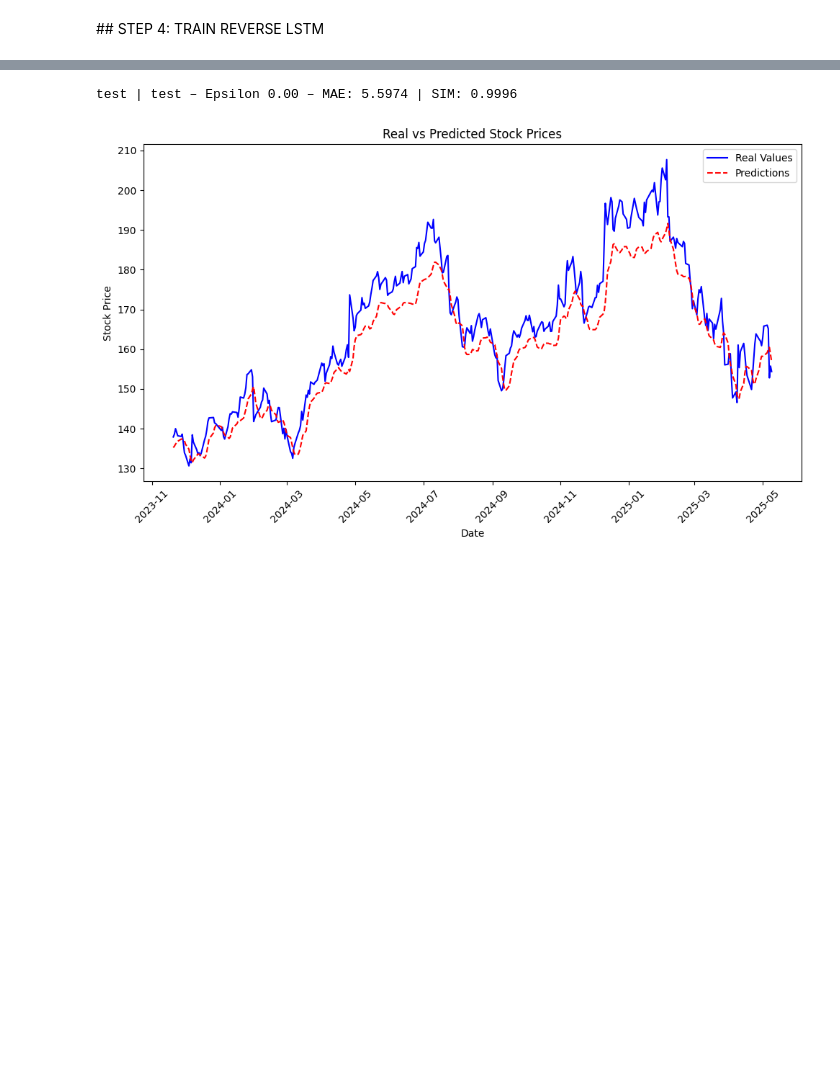
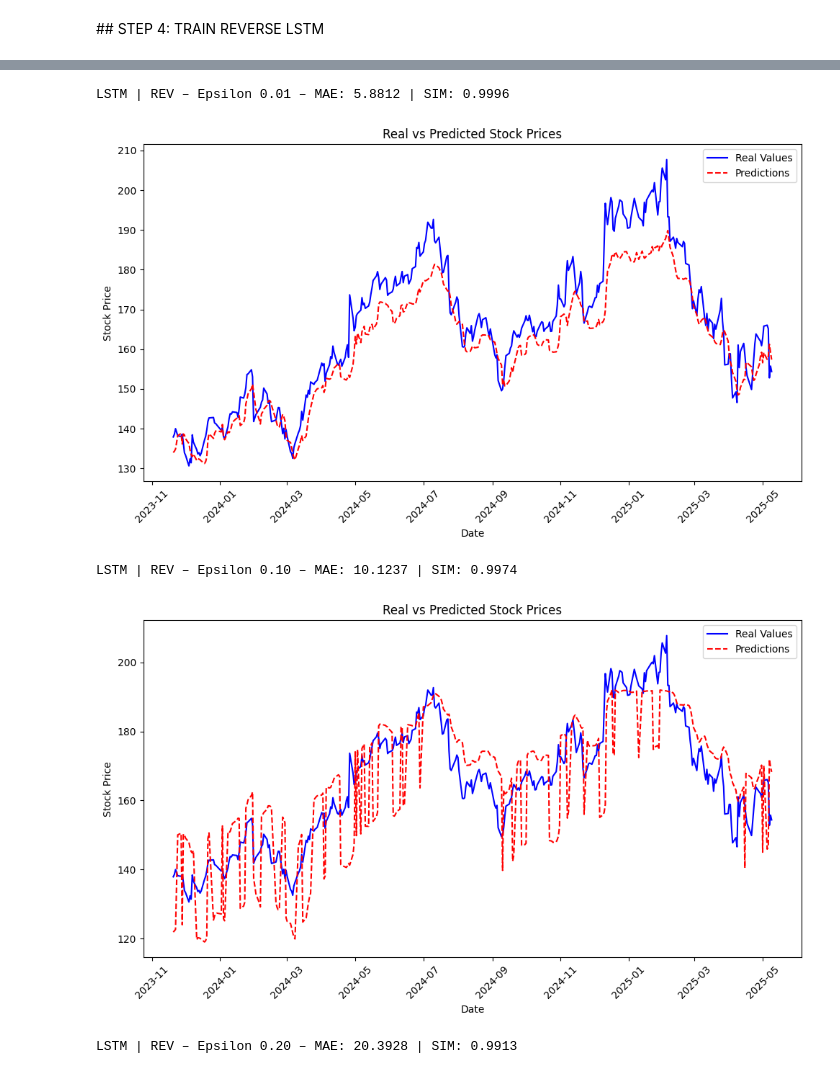
Before and after one commit to Samy-Annasri/backcasting-for-adversarial-attacks-on-time-series, a Jupyter notebook: ReverseForecasAttack.ipynb, the cells around one changed output, grey strips where cells are left out. Drawn from its saved outputs; the diff is of its cells as text; code cells hidden in the pictures; blank space fills up the shorter version.

```diff
--- a/ReverseForecasAttack.ipynb
+++ b/ReverseForecasAttack.ipynb
@@ -133,15 +119,16 @@ def scalar_similarity(y_true, y_pred):
     return numerator / denominator
 # %%
 # Creation of the tab result for plotting adversial attack result
-models = ['LSTM']
+models = ['LSTM','RNN']
 metrics = ['MAE', "RMSE", 'SIM']
 
 row_index = pd.MultiIndex.from_product([models, metrics], names=['Model', 'Metric'])
 
-attacks = ['NA','REV']
+attacks = ['NA','PAST','REV']
 epsilons = {
     'NA': [0],
-    'REV':[0,0.01,0.1,0.2],
+    'PAST':[0],
+    'REV':[0.01,0.1,0.2],
 }
 
 col_tuples = []
@@ -304,17 +256,31 @@ for x, y in test_loader:
 # %%
-log_and_plot_predictions(
-    true_values=all_true,
-    predictions=all_pred,
-    test_dates=test_dates,
-    true_values_rolling=None,
-    predictions_rolling=None,
-    model_name='test',
-    attack_name='test',
-    epsilon=0.00,
-    res_tab=res_tab,
-    similarity_fn=scalar_similarity,
-    google=True
+from attack.rev import reverse_forecast_attack
+
+epsilons = [0.01, 0.1, 0.2]
+results = reverse_forecast_attack(
+    model_google_rev, model_google,
+    test_loader_rev, test_loader,
+    epsilons,
+    price_min, price_max
 )
+
+for esp, (true_vals, preds) in results.items():
+  log_and_plot_predictions(
+      true_values=true_vals,
+      predictions=preds,
+      test_dates=test_dates,
+      true_values_rolling=None,
+      predictions_rolling=None,
+      model_name='LSTM',
+      attack_name='REV',
+      epsilon=esp,
+      res_tab=res_tab,
+      similarity_fn=scalar_similarity,
+      google=True
+  )
 # %% [output]
-test | test – Epsilon 0.00 – MAE: 5.5974 | SIM: 0.9996
+LSTM | REV – Epsilon 0.01 – MAE: 5.8812 | SIM: 0.9996
-[figure, old version]
+[figure, new version]
+LSTM | REV – Epsilon 0.10 – MAE: 10.1237 | SIM: 0.9974
+[figure, added]
+LSTM | REV – Epsilon 0.20 – MAE: 20.3928 | SIM: 0.9913
```
Also changed, not shown: parts of 24 cells of this notebook.
